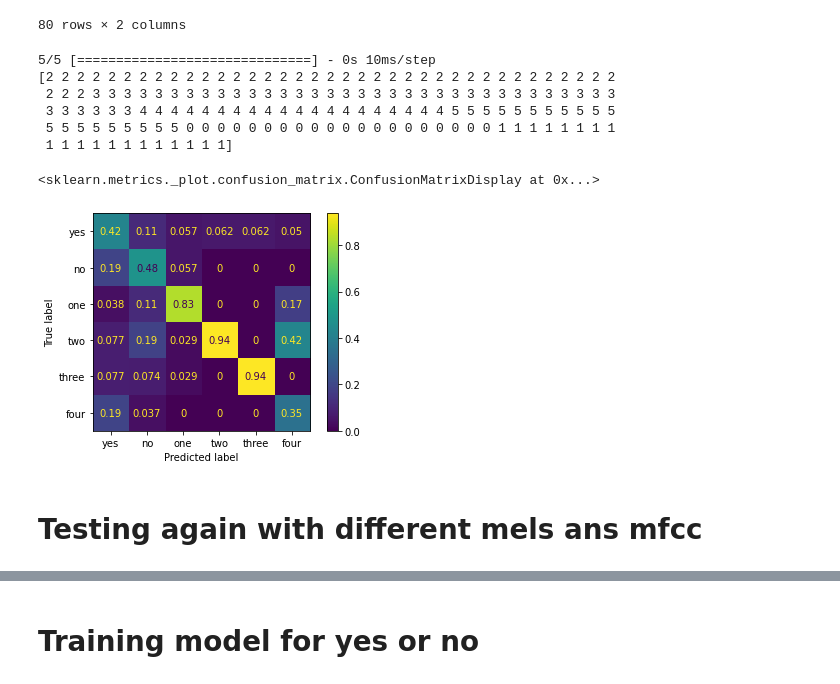
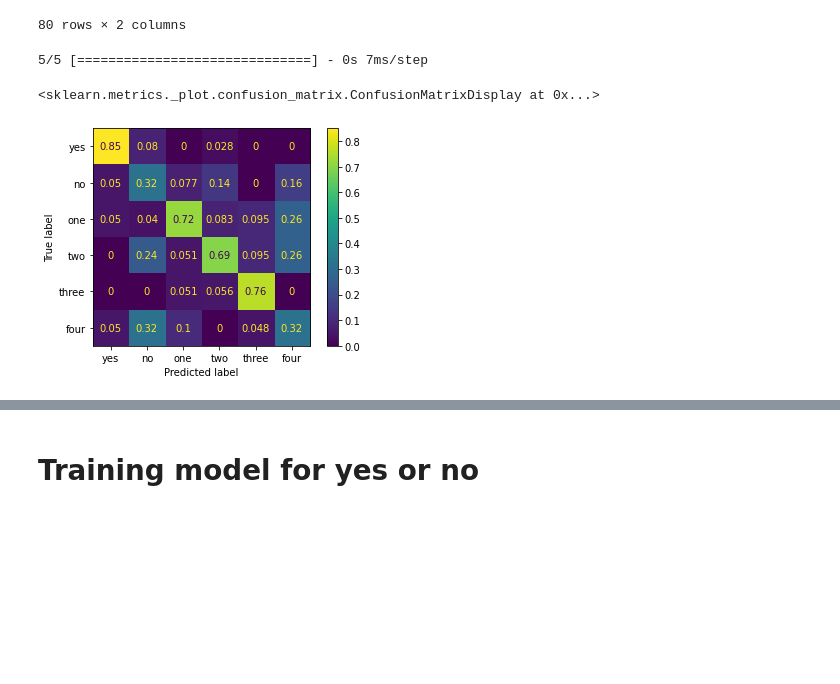
Before and after one commit to kevin-tournie/projectBigData, a Jupyter notebook: Models/src/lstm/LSTM_Train.ipynb, the cells around one changed output, grey strips where cells are left out. Cells and saved outputs as stored; diff of their text form; code cells hidden in the pictures; blank space fills up the shorter version.

```diff
--- a/Models/src/lstm/LSTM_Train.ipynb
+++ b/Models/src/lstm/LSTM_Train.ipynb
@@ -393,13 +343,13 @@ import tensorflow as tf
 classes = ["yes", "no", "one", "two", "three", "four"]
 
 
-X_train, X_test, y_train, y_test, max_length, num_classes, classes = create_train_test("../assets/MFCCs/16k_train_20mels_5mfcc.pkl",20,5,classes)
+X_train, X_test, y_train, y_test, max_length, num_classes, classes = create_train_test("../assets/MFCCs/8k_train_10mels_4mfcc.pkl",10,4,classes)
 
 epoch = 100
-batch_size = 64
+batch_size = 32
 validation_split = 0.1
 callback = tf.keras.callbacks.EarlyStopping(monitor='val_accuracy', patience=7, restore_best_weights=True,verbose=1)
 
-model = create_model(learning_rate=6.5*1e-4,dropout=0.15,recurrent_dropout=0.15,max_length=max_length,num_classes=num_classes,n_mfcc=5)
+model = create_model(learning_rate=8*1e-4,dropout=0.18,recurrent_dropout=0.18,max_length=max_length,num_classes=num_classes,n_mfcc=4)
 model.summary()
 # %% [output]
@@ -452,12 +413,12 @@ model.evaluate(X_test, y_test)
 from sklearn.metrics import confusion_matrix, ConfusionMatrixDisplay
 from keras.models import load_model
 
-model = load_model("lstm_20_5_16k_augmented")
+model = load_model("lstm_20_5_8k_opti.h5")
 #Predict
 y_prediction = model.predict(X_test)
 y_prediction = np.argmax(y_prediction,axis=1)
 # y_test = np.argmax(y_test,axis=1)
 # Create confusion matrix and normalizes it over predicted (columns)
-result = confusion_matrix(y_test, y_prediction, normalize='pred')
+result = confusion_matrix(np.argmax(y_test,axis=1), y_prediction, normalize='pred')
 ConfusionMatrixDisplay(result, display_labels=classes).plot()
 # %% [output]
@@ -548,53 +469,46 @@ from sklearn.model_selection import train_test_split
 import os
 from pickle import *
 import numpy as np
-from lstm_functions import classes
+
+classes = ["yes", "no", "one", "two", "three", "four"]
 
 
-def load_and_padding(path, n_mfcc):
+def load_and_padding(path,max_length, n_mfcc):
     with open(path, "rb") as f:
         X = load(f)
         y = load(f)
 
     # max_length = max([len(X[i][0]) for i in range(len(X))])
-    x = np.empty((len(X), n_mfcc, 478))
+    x = np.empty((len(X), n_mfcc, max_length))
     for i in range(len(X)):
         for j in range(len(X[i])):
-            x[i][j] = np.pad(X[i][j], (0, 478 - len(X[i][j])))
-    x = np.array(x).reshape((-1, n_mfcc, 478))
+            x[i][j] = np.pad(X[i][j], (0, max_length - len(X[i][j])))
+    x = np.array(x).reshape((-1, n_mfcc, max_length))
 
     # Create a mask array to store the length of each padded signal
-    X_mask = np.zeros((x.shape[0], 478), dtype=bool)
+    X_mask = np.zeros((x.shape[0], max_length), dtype=bool)
     for i in range(x.shape[0]):
         length = len(X[i][0])
         X_mask[i, :length] = True
 
-    return x, y, 478, X_mask
+    return x, y, max_length, X_mask
 
-def create_train_test(file_path,n_mels,n_mfcc,classes):
+def create_test(file_path,n_mels,n_mfcc,classes):
     '''Creates train and test sets from the data in the file_path.'''
-    X, y, max_length, X_mask = load_and_padding(file_path, n_mfcc=n_mfcc)
+    X, y, max_length, X_mask = load_and_padding(file_path,581, n_mfcc=n_mfcc)
     num_classes = len(classes)
     y = [classes.index(x) for x in y]
     y = to_categorical(y, num_classes)
     return X, y, max_length, num_classes, classes
 
-X, y, max_length, num_classes, classes = create_train_test("../assets/MFCCs/rahim_mfcc.pkl",20,5,classes)
+X, y, max_length, num_classes, classes = create_test("../assets/MFCCs/rahim_mfcc_10_4.pkl",10,4,classes)
 y_prediction = model.predict(X)
 y_prediction = np.argmax(y_prediction,axis=1)
-print(np.argmax(y,axis=1))
-# y_test = np.argmax(y_test,axis=1)
+
 # Create confusion matrix and normalizes it over predicted (columns)
 result = confusion_matrix(np.argmax(y,axis=1), y_prediction, normalize='pred')
 ConfusionMatrixDisplay(result, display_labels=classes).plot()
 # %% [output]
-5/5 [==============================] - 0s 10ms/step
-[2 2 2 2 2 2 2 2 2 2 2 2 2 2 2 2 2 2 2 2 2 2 2 2 2 2 2 2 2 2 2 2 2 2 2 2 2
- 2 2 2 3 3 3 3 3 3 3 3 3 3 3 3 3 3 3 3 3 3 3 3 3 3 3 3 3 3 3 3 3 3 3 3 3 3
- 3 3 3 3 3 3 4 4 4 4 4 4 4 4 4 4 4 4 4 4 4 4 4 4 4 4 5 5 5 5 5 5 5 5 5 5 5
- 5 5 5 5 5 5 5 5 5 0 0 0 0 0 0 0 0 0 0 0 0 0 0 0 0 0 0 0 0 1 1 1 1 1 1 1 1
- 1 1 1 1 1 1 1 1 1 1 1 1]
+5/5 [==============================] - 0s 7ms/step
 <sklearn.metrics._plot.confusion_matrix.ConfusionMatrixDisplay at 0x...>
-[figure, old version]
+[figure, new version]
-# %% [markdown]
-# Testing again with different mels ans mfcc
```
Also changed, not shown: parts of 57 cells of this notebook, 32 other files.
